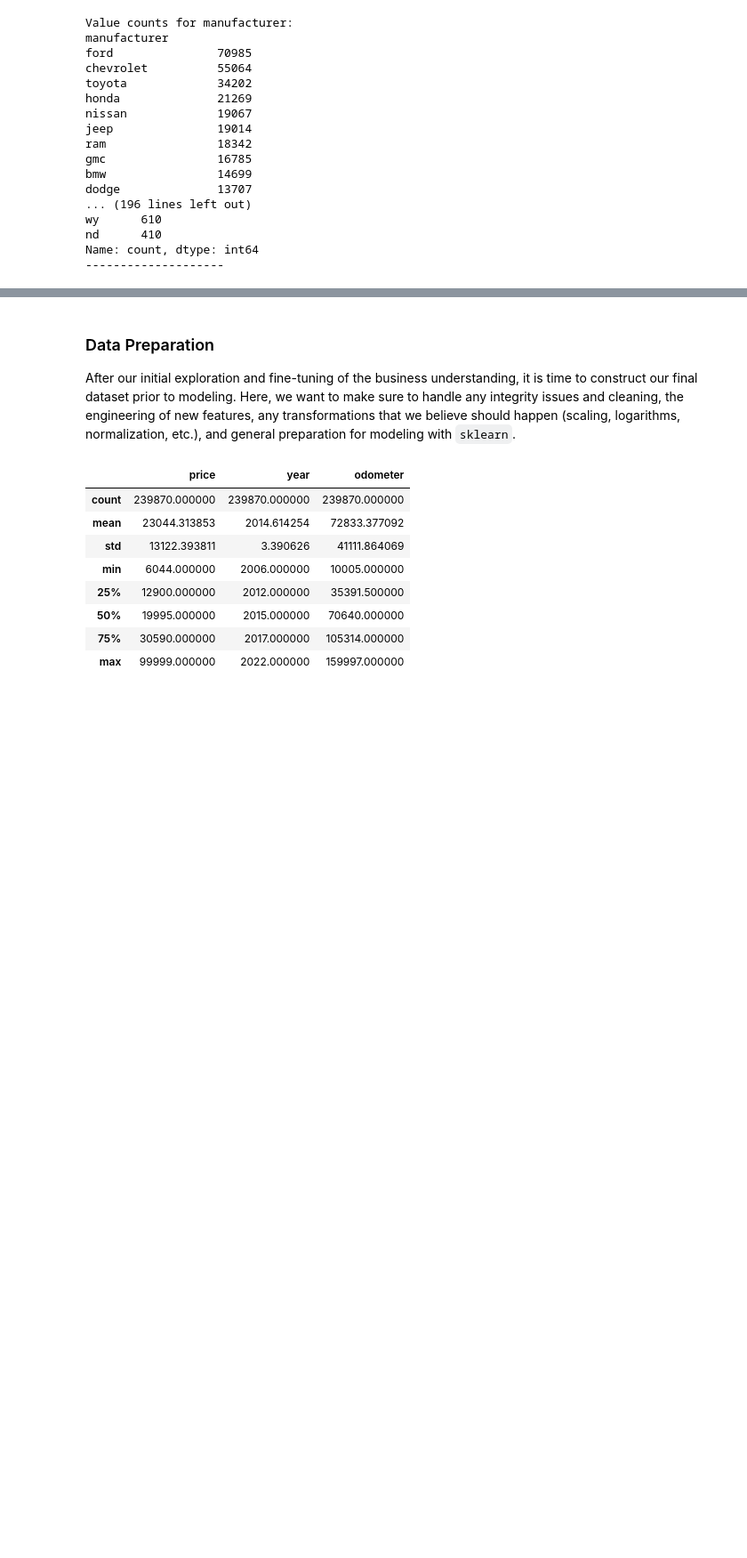
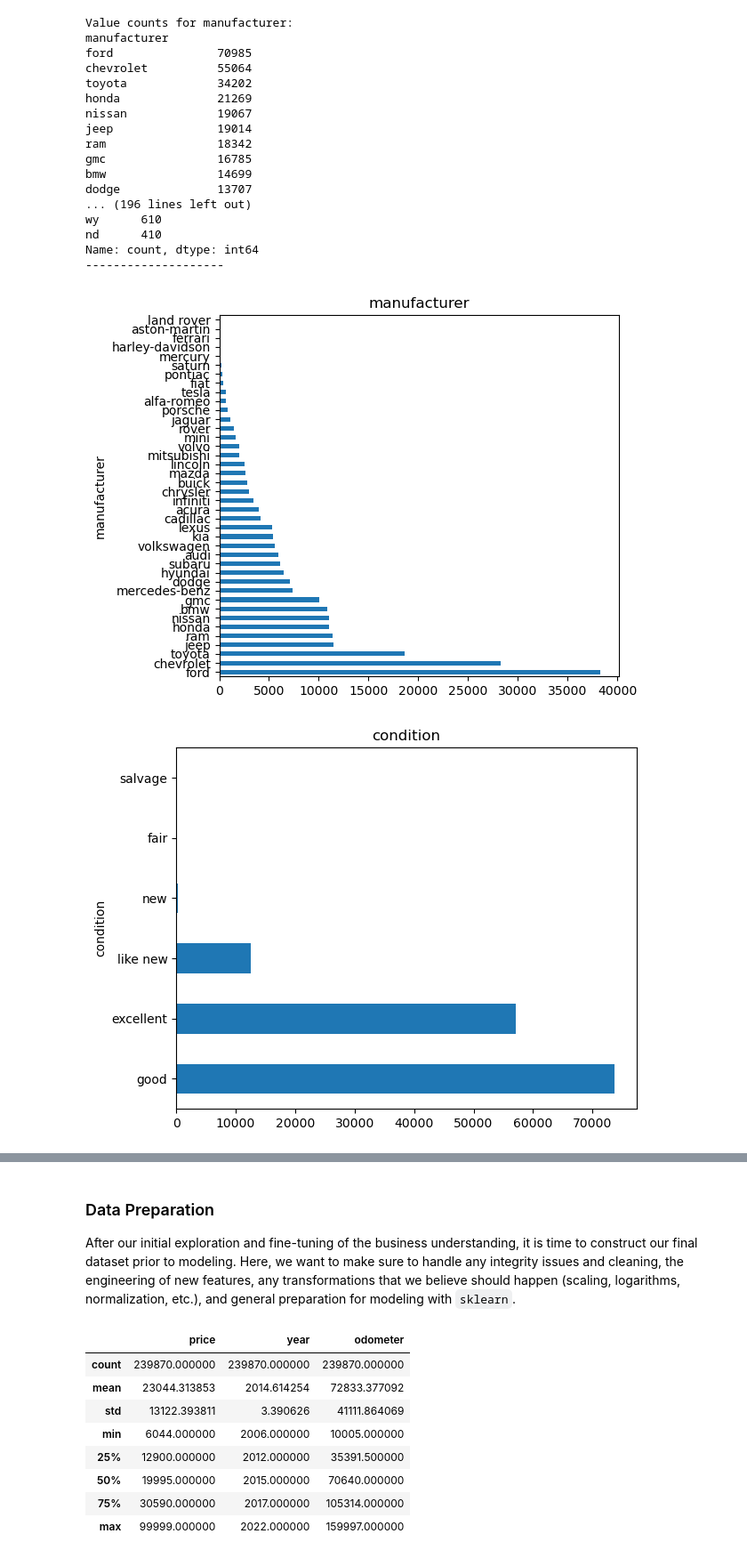
Before and after one commit to chog1/practical-application-2, a Jupyter notebook: prompt_II.ipynb, the cells around one changed output, grey strips where cells are left out. Shown at 89% size. Cells and saved outputs as stored; diff of their text form; code cells hidden in the pictures; blank space fills up the shorter version.

```diff
--- a/prompt_II.ipynb
+++ b/prompt_II.ipynb
@@ -144,3 +145,15 @@ wy      610
 nd      410
 Name: count, dtype: int64
 --------------------
+# %%
+# Check value counts for categorical variables
+categorical_cols = ['manufacturer', 'condition', 'cylinders', 'fuel', 'title_status', 'transmission']
+for col in categorical_cols:
+    train[col].value_counts().plot.barh()
+    plt.title(col)
+    plt.tight_layout()
+    plt.savefig('images/{}.png'.format(col), dpi=600)
+    plt.show()
+# %% [output]
+[figure, added]
+[figure, added]
```
Also changed, not shown: parts of 3 cells of this notebook.
